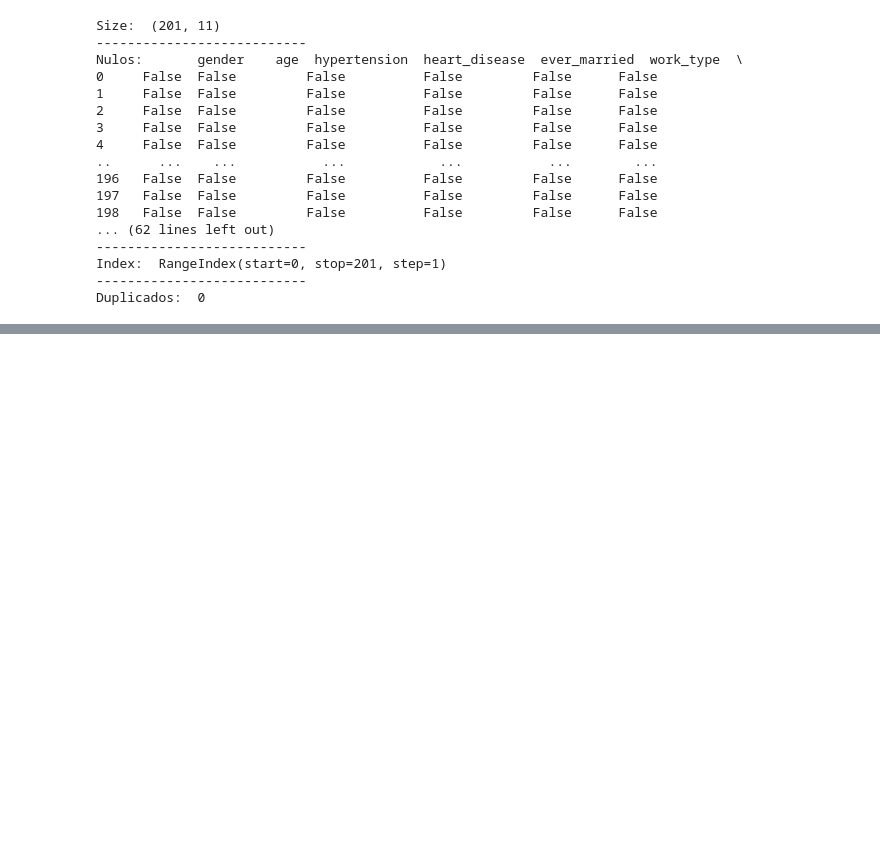
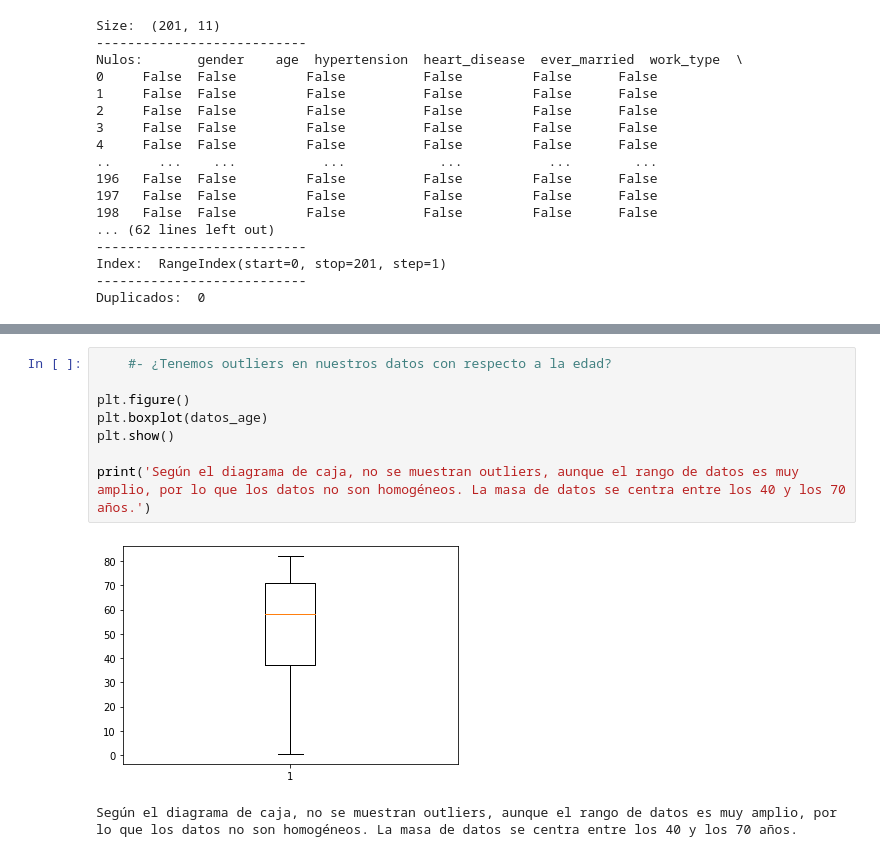
Before and after one commit to Adalab/Adalab-DA-promo-b-modulo-2-sprint-1-Ariana-Vero, a Jupyter notebook: Repaso_estadística_visualización/repaso.ipynb, the cells around one changed output, grey strips where cells are left out. Drawn from its saved outputs; the diff is of its cells as text; blank space fills up the shorter version.

```diff
--- a/Repaso_estadística_visualización/repaso.ipynb
+++ b/Repaso_estadística_visualización/repaso.ipynb
@@ -108,0 +133,11 @@ Duplicados:  0
+# %%
+    #- ¿Tenemos outliers en nuestros datos con respecto a la edad?
+
+plt.figure()
+plt.boxplot(datos_age)
+plt.show()
+
+print('Según el diagrama de caja, no se muestran outliers, aunque el rango de datos es muy amplio, por lo que los datos no son homogéneos. La masa de datos se centra entre los 40 y los 70 años.')
+# %% [output]
+[figure, added]
+Según el diagrama de caja, no se muestran outliers, aunque el rango de datos es muy amplio, por lo que los datos no son homogéneos. La masa de datos se centra entre los 40 y los 70 años.
```
Also changed, not shown: parts of 10 cells of this notebook.
